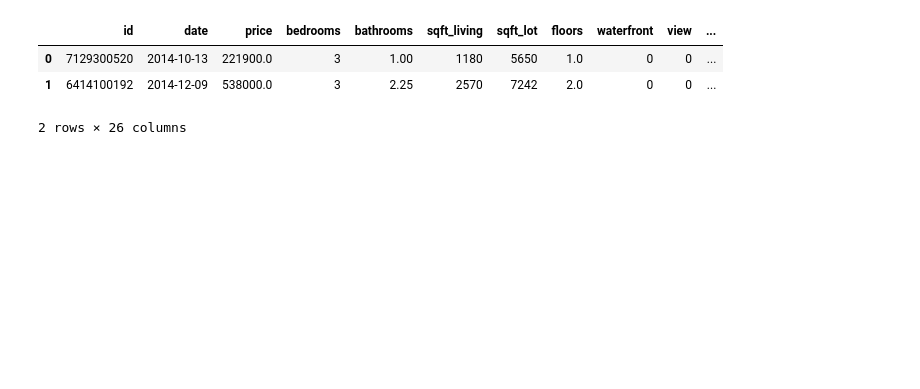
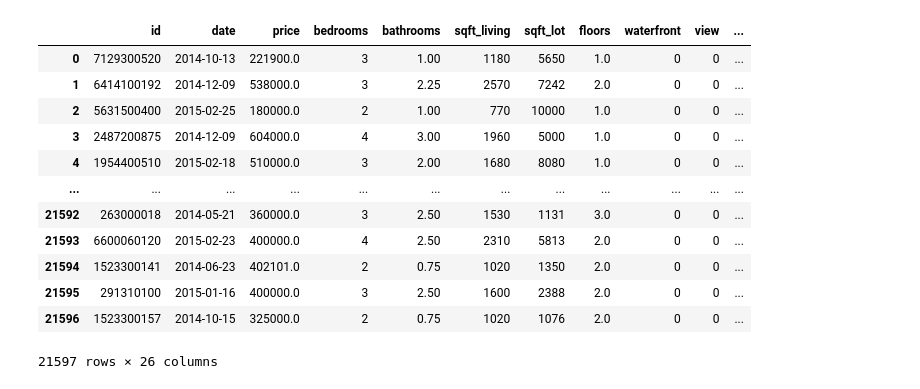
Before and after one commit to westonshuken/King-county-housing-analysis, a Jupyter notebook: Czarina-Modeling.ipynb, the cells around one changed output. Saved outputs shown, nothing was run; the diff lists cells and outputs as text; code cells hidden in the pictures; blank space fills up the shorter version.

```diff
--- a/Czarina-Modeling.ipynb
+++ b/Czarina-Modeling.ipynb
@@ -41,39 +52,56 @@ raw_data.shape
 # %%
 # Data prep and cleaning
+clean_data = raw_data.copy()
 
 # Change to datetime and add month column
-raw_data['date'] = pd.to_datetime(raw_data['date'])
-raw_data['month'] = pd.DatetimeIndex(raw_data['date']).month
+clean_data['date'] = pd.to_datetime(clean_data['date'])
+clean_data['month'] = pd.DatetimeIndex(clean_data['date']).month
 
 # Change waterfront missing value to No
-raw_data.loc[raw_data.waterfront.isnull(), 'waterfront'] = "NO"
-raw_data['waterfront'] = raw_data['waterfront'].apply(lambda x: 0 if x == 'NO' else 1)
+clean_data.loc[raw_data.waterfront.isnull(), 'waterfront'] = 'NO'
+clean_data['waterfront'] = clean_data['waterfront'].apply(lambda x: 0 if x == 'NO' else 1)
 
 # Change view missing value to None
-raw_data.loc[raw_data.view.isnull(), 'view'] = "NONE"
+clean_data.loc[raw_data.view.isnull(), 'view'] = "NONE"
 view_dict = {'NONE':0, 'FAIR':1, 'AVERAGE':2, 'GOOD':3, 'EXCELLENT':4}
-raw_data['view'].replace(view_dict, inplace=True)
+clean_data['view'].replace(view_dict, inplace=True)
 
 # Change condition to numerical value
 cond_dict = {'Poor':0, 'Fair':1, 'Average':2, 'Good':3, 'Very Good':4}
-raw_data['condition'].replace(cond_dict, inplace=True)
+clean_data['condition'].replace(cond_dict, inplace=True)
 
 # Change grade to numerical value
-raw_data['grade'] = raw_data['grade'].map(lambda x: int(x.split(' ')[0]))
+clean_data['grade'] = clean_data['grade'].map(lambda x: int(x.split(' ')[0]))
 
 # Add has_basement column
-raw_data['basement'] = raw_data['sqft_basement'].apply(lambda x: 0 if x == 0 else 1)
+clean_data['sqft_basement'] = clean_data['sqft_basement'].replace('?', '0').astype('float')
+clean_data['basement'] = clean_data['sqft_basement'].apply(lambda x: 0 if x == 0 else 1)
 
 # Change some yr_renovated missing value to 0 and add renovated column
-raw_data.loc[raw_data.yr_renovated.isnull(), 'yr_renovated'] = 0
-raw_data['renovated'] = raw_data['yr_renovated'].apply(lambda x: 0 if x == 0 else 1)
+clean_data.loc[raw_data.yr_renovated.isnull(), 'yr_renovated'] = 0
+clean_data['renovated'] = clean_data['yr_renovated'].apply(lambda x: 0 if x == 0 else 1)
 
 # Add house_age column
-raw_data['age'] = raw_data['date'].dt.year - raw_data['yr_built']
+clean_data['age'] = clean_data['date'].dt.year - clean_data['yr_built']
-# %%
-raw_data.head(2)
-# %% [output]
-|  | id | date | price | bedrooms | bathrooms | sqft_living | sqft_lot | floors | waterfront | view | ... |
-| 0 | 7129300520 | 2014-10-13 | 221900.0 | 3 | 1.00 | 1180 | 5650 | 1.0 | 0 | 0 | ... |
-| 1 | 6414100192 | 2014-12-09 | 538000.0 | 3 | 2.25 | 2570 | 7242 | 2.0 | 0 | 0 | ... |
-2 rows × 26 columns
+# %%
+clean_data['month'] = clean_data['month'].replace(12, 0)
+#clean_data['season']
+
+bins = [0, 3, 6, 9, 11]
+clean_data['season'] = pd.cut(clean_data['month'], bins, include_lowest = True, labels = ['Winter', 'Spring', 'Summer', 'Fall'])
+
+clean_data
+# %% [output]
+|  | id | date | price | bedrooms | bathrooms | sqft_living | sqft_lot | floors | waterfront | view | ... |
+| 0 | 7129300520 | 2014-10-13 | 221900.0 | 3 | 1.00 | 1180 | 5650 | 1.0 | 0 | 0 | ... |
+| 1 | 6414100192 | 2014-12-09 | 538000.0 | 3 | 2.25 | 2570 | 7242 | 2.0 | 0 | 0 | ... |
+| 2 | 5631500400 | 2015-02-25 | 180000.0 | 2 | 1.00 | 770 | 10000 | 1.0 | 0 | 0 | ... |
+| 3 | 2487200875 | 2014-12-09 | 604000.0 | 4 | 3.00 | 1960 | 5000 | 1.0 | 0 | 0 | ... |
+| 4 | 1954400510 | 2015-02-18 | 510000.0 | 3 | 2.00 | 1680 | 8080 | 1.0 | 0 | 0 | ... |
+| ... | ... | ... | ... | ... | ... | ... | ... | ... | ... | ... | ... |
+| 21592 | 263000018 | 2014-05-21 | 360000.0 | 3 | 2.50 | 1530 | 1131 | 3.0 | 0 | 0 | ... |
+| 21593 | 6600060120 | 2015-02-23 | 400000.0 | 4 | 2.50 | 2310 | 5813 | 2.0 | 0 | 0 | ... |
+| 21594 | 1523300141 | 2014-06-23 | 402101.0 | 2 | 0.75 | 1020 | 1350 | 2.0 | 0 | 0 | ... |
+| 21595 | 291310100 | 2015-01-16 | 400000.0 | 3 | 2.50 | 1600 | 2388 | 2.0 | 0 | 0 | ... |
+| 21596 | 1523300157 | 2014-10-15 | 325000.0 | 2 | 0.75 | 1020 | 1076 | 2.0 | 0 | 0 | ... |
+21597 rows × 26 columns
```
Also changed, not shown: parts of 50 cells of this notebook, 1 other file.
